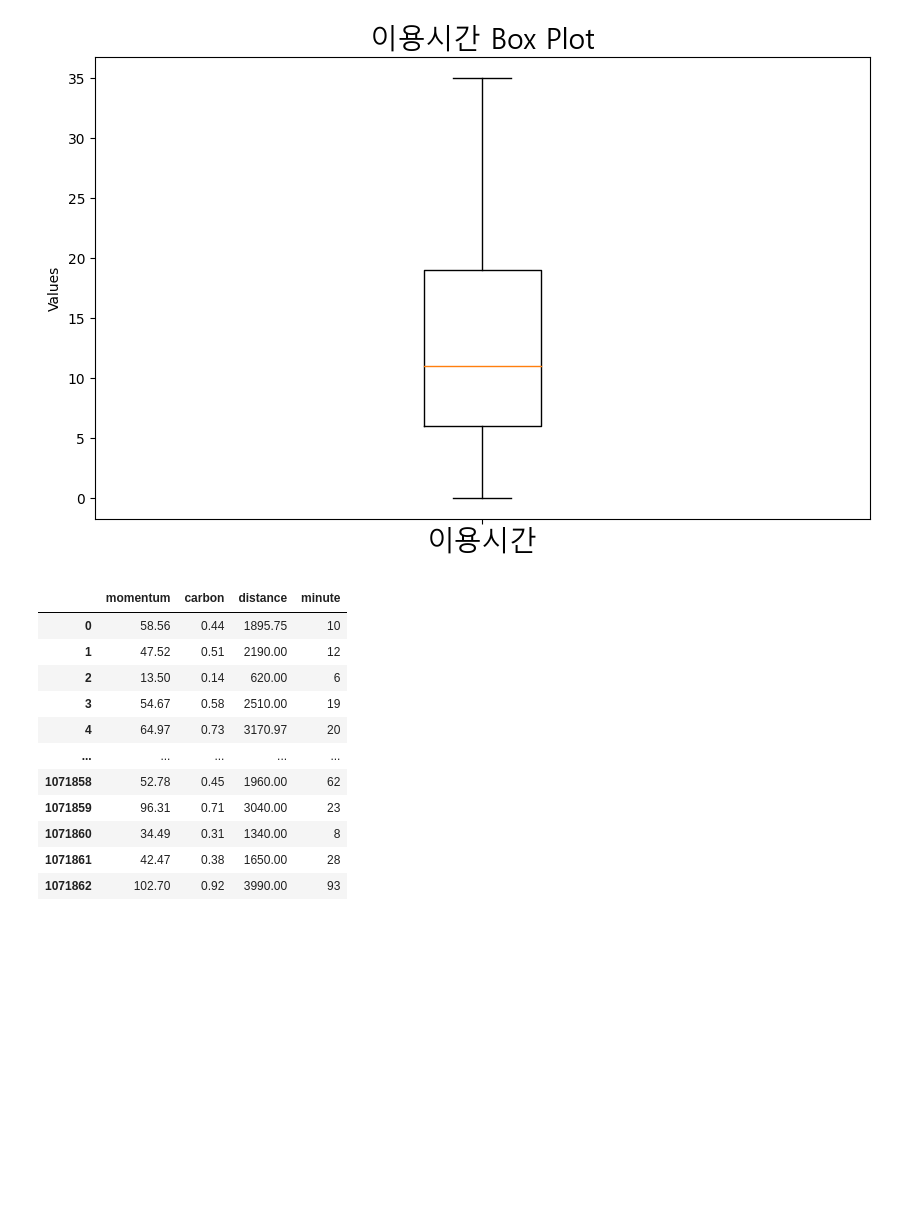
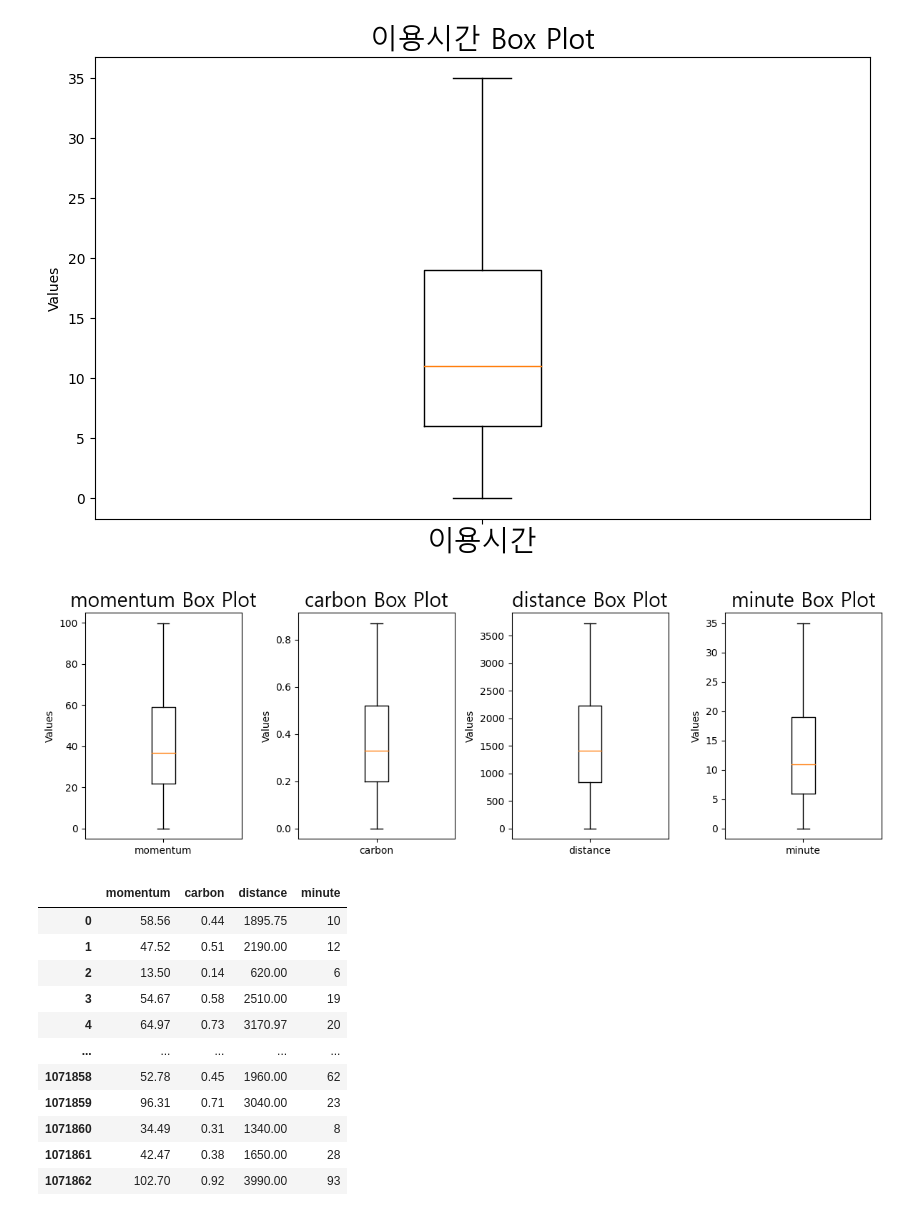
Before and after one commit to jason96819/-_-, a Jupyter notebook: 기술통계.ipynb, the cells around one changed output. Saved outputs shown, nothing was run; the diff lists cells and outputs as text; code cells hidden in the pictures; blank space fills up the shorter version.

```diff
--- a/기술통계.ipynb
+++ b/기술통계.ipynb
@@ -456,6 +456,23 @@ IQR = 13.0
 이용시간의 최댓값       : 35
 이용시간의 Maximun   : 38.5
 [figure]
+# %%
+fig, axs = plt.subplots(1, 4, figsize=(12, 4))
+
+col = ['momentum', 'carbon', 'distance', 'minute']
+
+for i, j in enumerate(col):
+    tmp = num_df[num_df[j] <= num_df[j].quantile(0.75)]
+    axs[i].boxplot(tmp[j])
+    axs[i].set_title(f'{j} Box Plot', fontproperties=fontprop)
+    axs[i].set_ylabel('Values')
+    axs[i].set_xticks([1], [f'{j}'])
+    axs[i].tick_params(axis='x', rotation=0)
+
+plt.tight_layout()
+plt.show()
+# %% [output]
+[figure, added]
 # %%
 num_df
 # %% [output]
```
